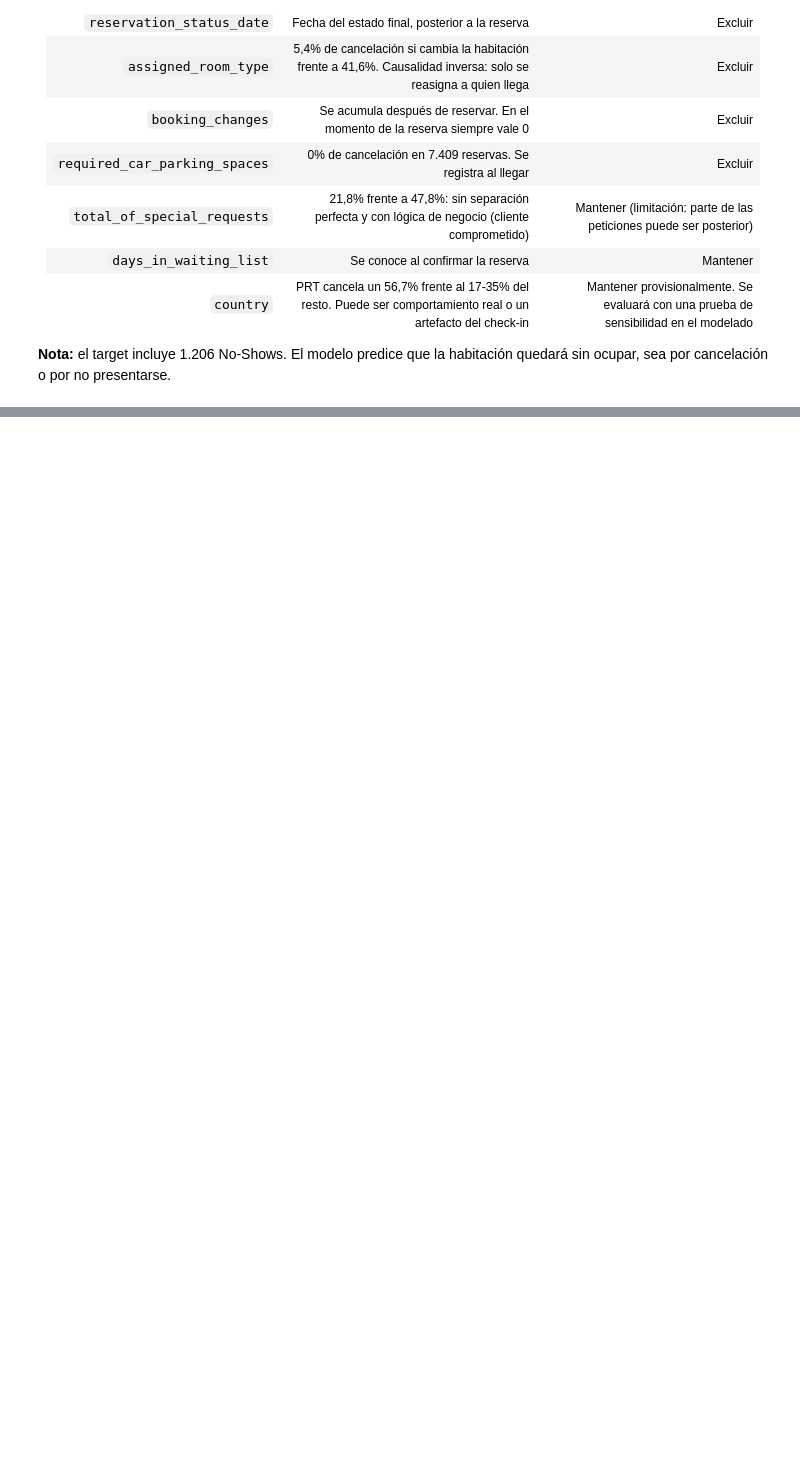
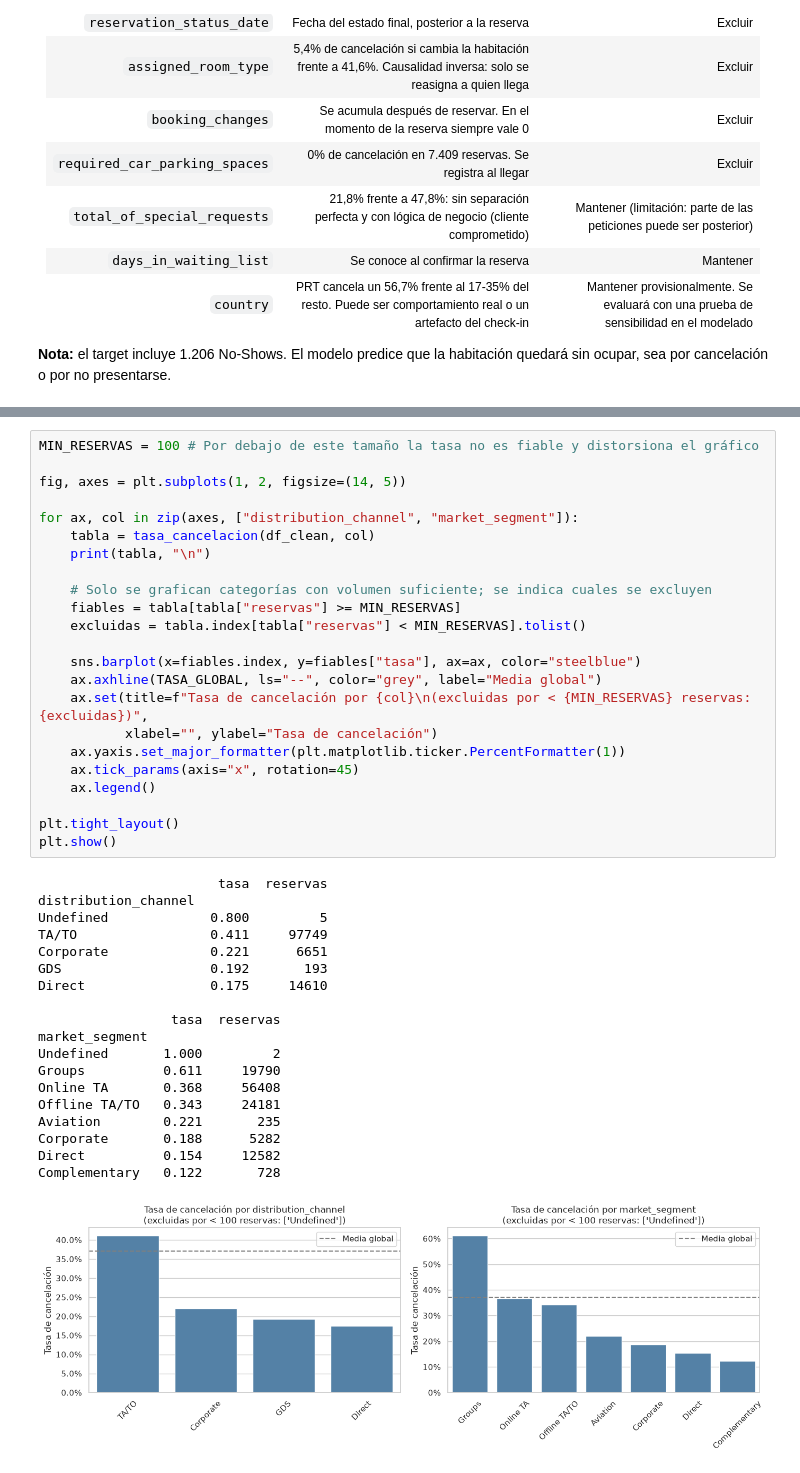
Before and after one commit to JoseMasiaTormo/proyecto_ml, a Jupyter notebook: prediccion_cancelaciones.ipynb, the cells around one changed output, grey strips where cells are left out. Drawn from its saved outputs; the diff is of its cells as text; blank space fills up the shorter version.

```diff
--- a/prediccion_cancelaciones.ipynb
+++ b/prediccion_cancelaciones.ipynb
@@ -358,0 +421,43 @@ Variables excluidas: ['reservation_status', 'reservation_status_date', 'assigned
+# %%
+MIN_RESERVAS = 100 # Por debajo de este tamaño la tasa no es fiable y distorsiona el gráfico
+
+fig, axes = plt.subplots(1, 2, figsize=(14, 5))
+
+for ax, col in zip(axes, ["distribution_channel", "market_segment"]):
+    tabla = tasa_cancelacion(df_clean, col)
+    print(tabla, "\n")
+
+    # Solo se grafican categorías con volumen suficiente; se indica cuales se excluyen
+    fiables = tabla[tabla["reservas"] >= MIN_RESERVAS]
+    excluidas = tabla.index[tabla["reservas"] < MIN_RESERVAS].tolist()
+
+    sns.barplot(x=fiables.index, y=fiables["tasa"], ax=ax, color="steelblue")
+    ax.axhline(TASA_GLOBAL, ls="--", color="grey", label="Media global")
+    ax.set(title=f"Tasa de cancelación por {col}\n(excluidas por < {MIN_RESERVAS} reservas: {excluidas})",
+           xlabel="", ylabel="Tasa de cancelación")
+    ax.yaxis.set_major_formatter(plt.matplotlib.ticker.PercentFormatter(1))
+    ax.tick_params(axis="x", rotation=45)
+    ax.legend()
+
+plt.tight_layout()
+plt.show()
+# %% [output]
+                       tasa  reservas
+distribution_channel
+Undefined             0.800         5
+TA/TO                 0.411     97749
+Corporate             0.221      6651
+GDS                   0.192       193
+Direct                0.175     14610
+
+                 tasa  reservas
+market_segment
+Undefined       1.000         2
+Groups          0.611     19790
+Online TA       0.368     56408
+Offline TA/TO   0.343     24181
+Aviation        0.221       235
+Corporate       0.188      5282
+Direct          0.154     12582
+Complementary   0.122       728
+[figure, added]
```
Also changed, not shown: parts of 19 cells of this notebook.
